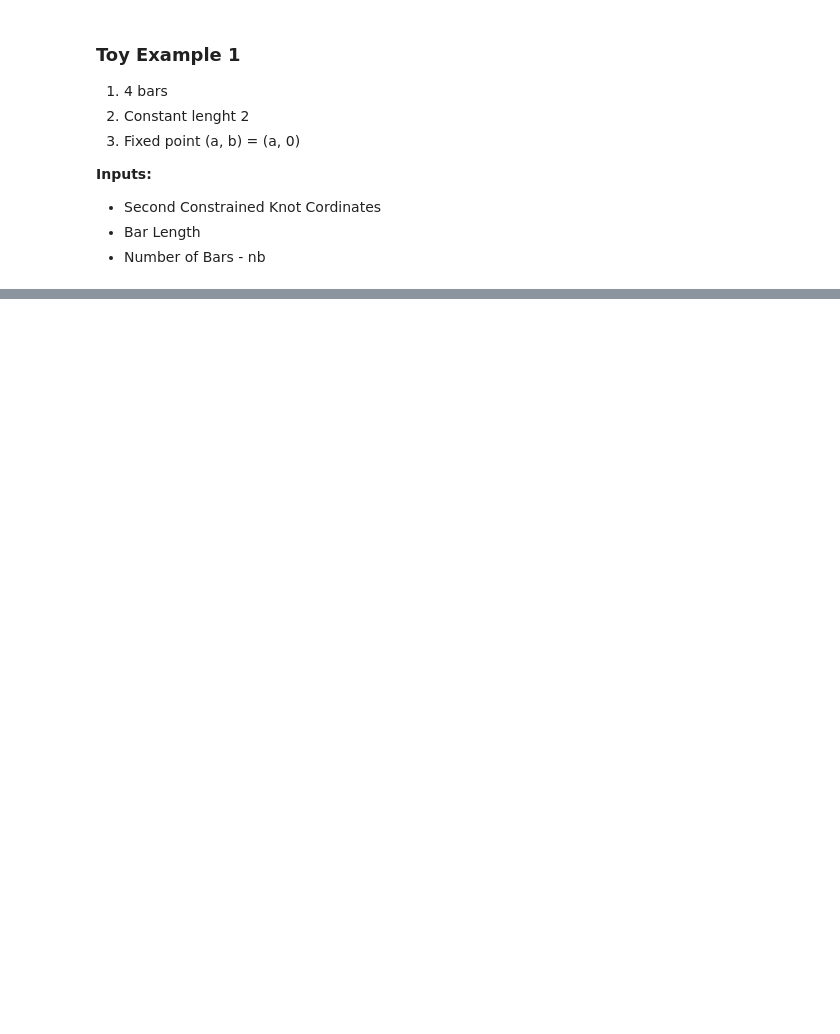
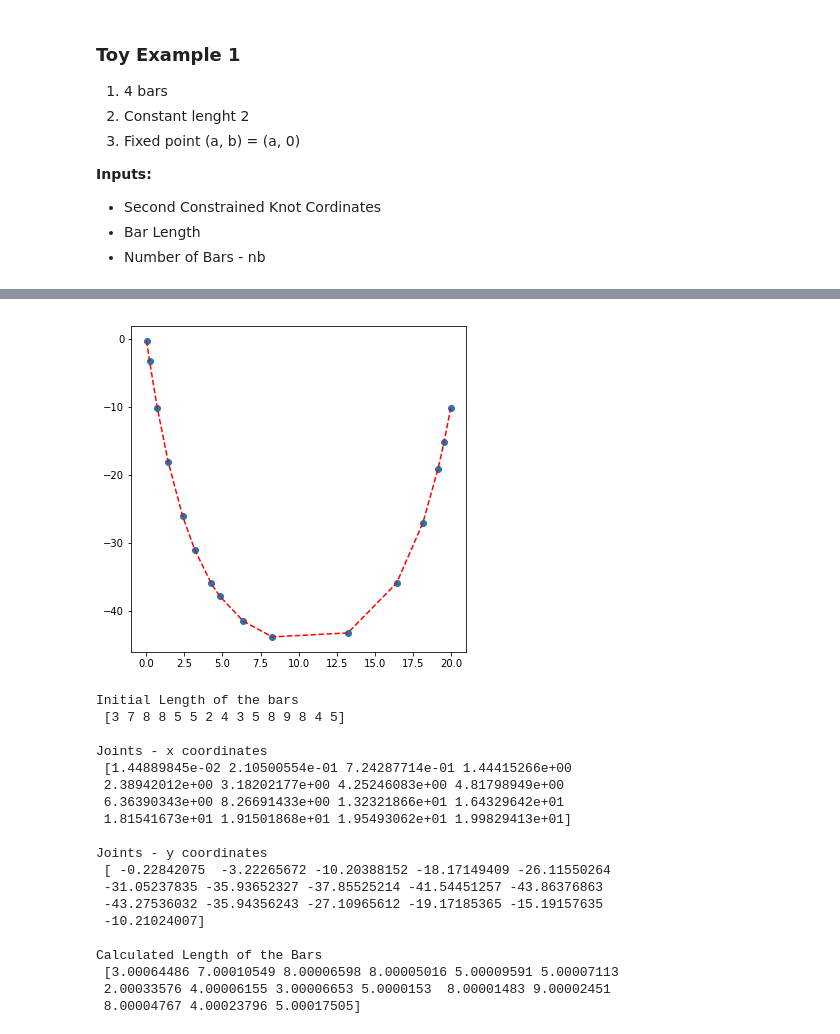
Before and after one commit to strod/NonLinear_Programming, a Jupyter notebook: Hanging_Chain.ipynb, the cells around one changed output, grey strips where cells are left out. Cells and saved outputs as stored; diff of their text form; code cells hidden in the pictures; blank space fills up the shorter version.

```diff
--- a/Hanging_Chain.ipynb
+++ b/Hanging_Chain.ipynb
@@ -114,0 +148,33 @@ xo, fbars = hang_chain(x1= a, y1= 0, lb=toy_bar, nb=len(toy_bar))
+# %%
+toy_bar2 = np.random.randint(2, 10, 15)
+a = 20
+b = -10
+nb2 = len(toy_bar2)
+# %%
+xf, yf, fbars = hang_chain(x1= a, y1= b, lb=toy_bar2, nb=nb2)
+
+print('Initial Length of the bars \n', toy_bar2)
+print('\nJoints - x coordinates \n', xf)
+print('\nJoints - y coordinates \n', yf)
+print('\nCalculated Length of the Bars \n', fbars)
+# %% [output]
+[figure, added]
+Initial Length of the bars
+ [3 7 8 8 5 5 2 4 3 5 8 9 8 4 5]
+
+Joints - x coordinates
+ [1.44889845e-02 2.10500554e-01 7.24287714e-01 1.44415266e+00
+ 2.38942012e+00 3.18202177e+00 4.25246083e+00 4.81798949e+00
+ 6.36390343e+00 8.26691433e+00 1.32321866e+01 1.64329642e+01
+ 1.81541673e+01 1.91501868e+01 1.95493062e+01 1.99829413e+01]
+
+Joints - y coordinates
+ [ -0.22842075  -3.22265672 -10.20388152 -18.17149409 -26.11550264
+ -31.05237835 -35.93652327 -37.85525214 -41.54451257 -43.86376863
+ -43.27536032 -35.94356243 -27.10965612 -19.17185365 -15.19157635
+ -10.21024007]
+
+Calculated Length of the Bars
+ [3.00064486 7.00010549 8.00006598 8.00005016 5.00009591 5.00007113
+ 2.00033576 4.00006155 3.00006653 5.0000153  8.00001483 9.00002451
+ 8.00004767 4.00023796 5.00017505]
```
Also changed, not shown: parts of 5 cells of this notebook, 1 other file.
